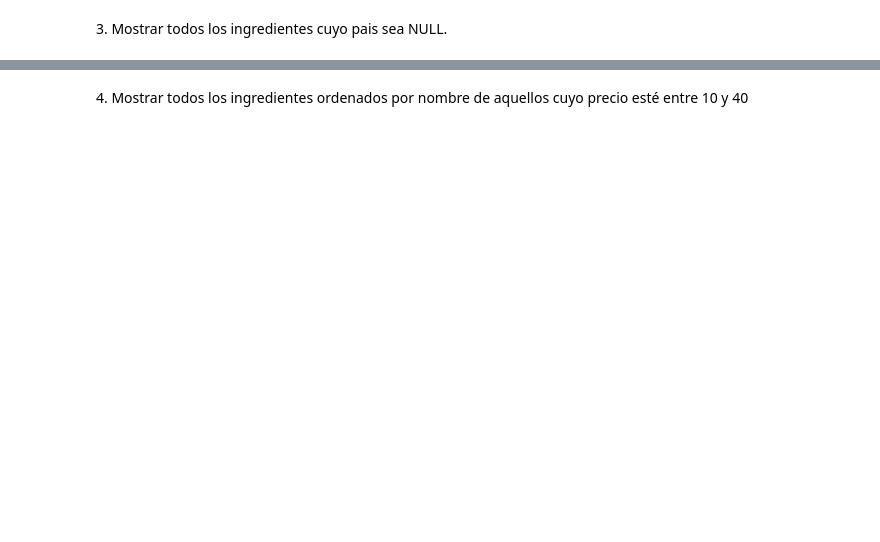
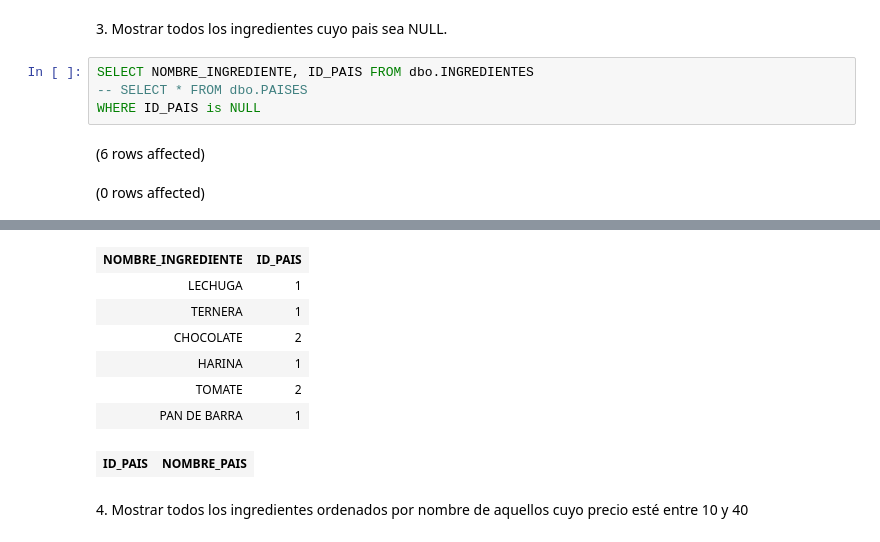
Before and after one commit to Diknakort/SQL-ejercicios, a Jupyter notebook: Notebook-Ejercicios-SQL.ipynb, the cells around one changed output, grey strips where cells are left out. Cells and saved outputs as stored; diff of their text form; blank space fills up the shorter version.

```diff
--- a/Notebook-Ejercicios-SQL.ipynb
+++ b/Notebook-Ejercicios-SQL.ipynb
@@ -10,2 +29,9 @@ SELECT Name FROM dbo.INGREDIENTES
 # %% [markdown]
 3\. Mostrar todos los ingredientes cuyo pais sea NULL.
+# %%
+SELECT NOMBRE_INGREDIENTE, ID_PAIS FROM dbo.INGREDIENTES
+-- SELECT * FROM dbo.PAISES
+WHERE ID_PAIS is NULL
+# %% [output]
+(6 rows affected)
+(0 rows affected)
@@ -12,2 +39,10 @@ SELECT Name FROM dbo.INGREDIENTES
+| NOMBRE_INGREDIENTE | ID_PAIS |
+| LECHUGA | 1 |
+| TERNERA | 1 |
+| CHOCOLATE | 2 |
+| HARINA | 1 |
+| TOMATE | 2 |
+| PAN DE BARRA | 1 |
+| ID_PAIS | NOMBRE_PAIS |
 # %% [markdown]
 4\. Mostrar todos los ingredientes ordenados por nombre de aquellos cuyo precio esté entre 10 y 40
```
Also changed, not shown: parts of 5 cells of this notebook, 2 other files.
